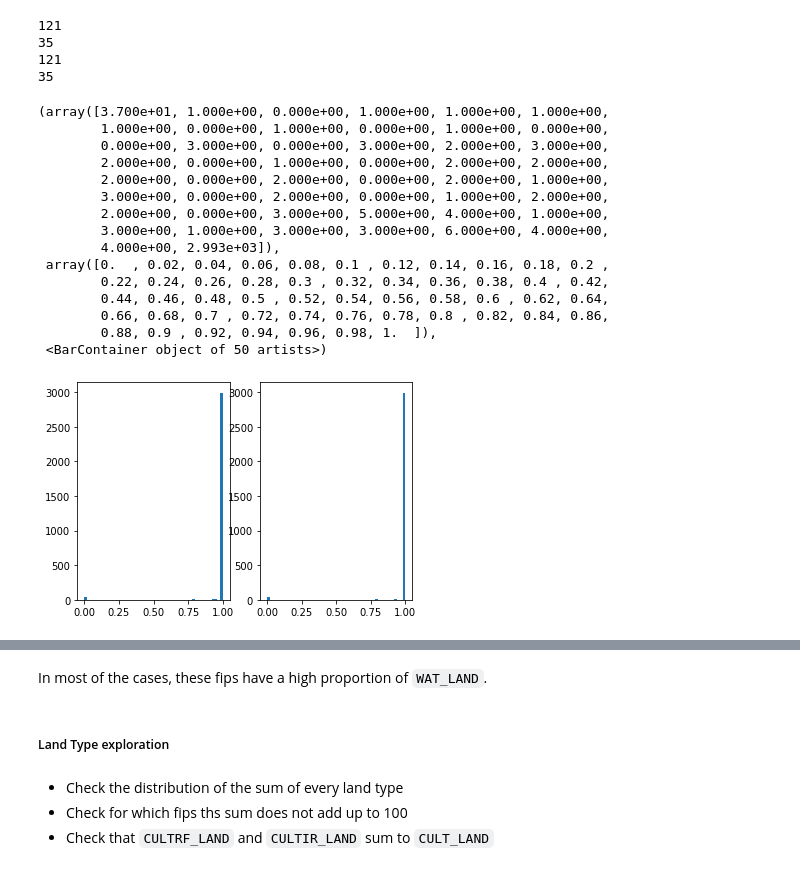
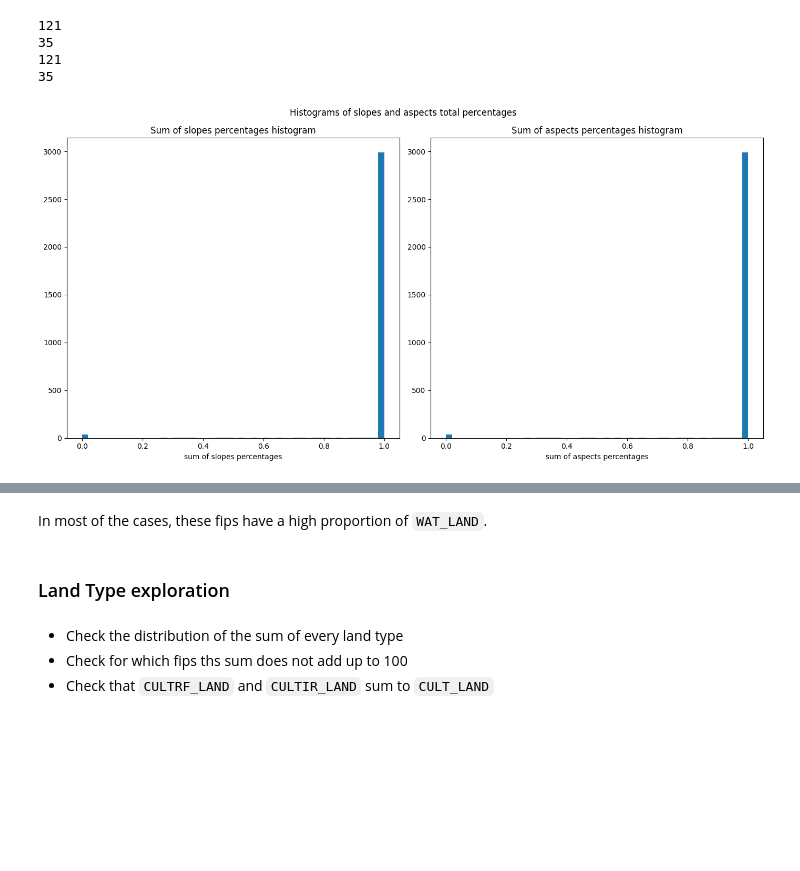
Before and after one commit to PierreCounathe/Droughts-Forecasting, a Jupyter notebook: src/data_exploration.ipynb, the cells around one changed output, grey strips where cells are left out. Saved outputs shown, nothing was run; the diff lists cells and outputs as text; code cells hidden in the pictures; blank space fills up the shorter version.

```diff
--- a/src/data_exploration.ipynb
+++ b/src/data_exploration.ipynb
@@ -91,3 +84 @@ Name: date, dtype: object
-# %%
-train_timeseries = train_timeseries[train_timeseries['fips'] != 19003]
 # %% [markdown]
@@ -277,0 +302,3 @@ False
+# %%
+fips_not_in_timeseries = list(set(pd.unique(soil_data["fips"])).difference(set(pd.unique(train_timeseries['fips']))))
+print(fips_not_in_timeseries)
@@ -277,0 +307,4 @@ False
+# %%
+# We drop fips 56045 from our analysis
+soil_data = soil_data[~soil_data["fips"].isin(fips_not_in_timeseries)]
+print(len(pd.unique(soil_data['fips'])))
@@ -329,26 +364,18 @@ print(sum(abs(soil_data[['aspectN', 'aspectS', 'aspectE', 'aspectW', 'aspectUnkn
 121
 35
 # %%
-fig, (ax1, ax2) = plt.subplots(1, 2)
+fig, (ax1, ax2) = plt.subplots(1, 2, figsize=(14, 7))
 ax1.hist(soil_data[['slope1', 'slope2', 'slope3', 'slope4', 'slope5', 'slope6', 'slope7', 'slope8']].sum(axis = 1), bins = 50)
+ax1.set_xlabel("sum of slopes percentages")
+ax1.set_title("Sum of slopes percentages histogram")
 ax2.hist(soil_data[['aspectN', 'aspectS', 'aspectE', 'aspectW', 'aspectUnknown']].sum(axis = 1), bins = 50)
+ax2.set_xlabel("sum of aspects percentages")
+ax2.set_title("Sum of aspects percentages histogram")
+
+plt.suptitle("Histograms of slopes and aspects total percentages")
+plt.tight_layout()
 # %% [output]
-(array([3.700e+01, 1.000e+00, 0.000e+00, 1.000e+00, 1.000e+00, 1.000e+00,
-        1.000e+00, 0.000e+00, 1.000e+00, 0.000e+00, 1.000e+00, 0.000e+00,
-        0.000e+00, 3.000e+00, 0.000e+00, 3.000e+00, 2.000e+00, 3.000e+00,
-        2.000e+00, 0.000e+00, 1.000e+00, 0.000e+00, 2.000e+00, 2.000e+00,
-        2.000e+00, 0.000e+00, 2.000e+00, 0.000e+00, 2.000e+00, 1.000e+00,
-        3.000e+00, 0.000e+00, 2.000e+00, 0.000e+00, 1.000e+00, 2.000e+00,
-        2.000e+00, 0.000e+00, 3.000e+00, 5.000e+00, 4.000e+00, 1.000e+00,
-        3.000e+00, 1.000e+00, 3.000e+00, 3.000e+00, 6.000e+00, 4.000e+00,
-        4.000e+00, 2.993e+03]),
- array([0.  , 0.02, 0.04, 0.06, 0.08, 0.1 , 0.12, 0.14, 0.16, 0.18, 0.2 ,
-        0.22, 0.24, 0.26, 0.28, 0.3 , 0.32, 0.34, 0.36, 0.38, 0.4 , 0.42,
-        0.44, 0.46, 0.48, 0.5 , 0.52, 0.54, 0.56, 0.58, 0.6 , 0.62, 0.64,
-        0.66, 0.68, 0.7 , 0.72, 0.74, 0.76, 0.78, 0.8 , 0.82, 0.84, 0.86,
-        0.88, 0.9 , 0.92, 0.94, 0.96, 0.98, 1.  ]),
- <BarContainer object of 50 artists>)
-[figure, old version]
+[figure, new version]
 # %%
 display(soil_data[abs(soil_data[['slope1', 'slope2', 'slope3', 'slope4', 'slope5', 'slope6', 'slope7', 'slope8']].sum(axis = 1) - 1) > 0.001].iloc[:, 1:16].describe())
 display(soil_data[abs(soil_data[['slope1', 'slope2', 'slope3', 'slope4', 'slope5', 'slope6', 'slope7', 'slope8']].sum(axis = 1) - 1) > 0.001].iloc[:, 16:32].describe())
@@ -396,7 +423,7 @@ display(soil_data[abs(soil_data[['aspectN', 'aspectS', 'aspectE', 'aspectW', 'as
 # %% [markdown]
 In most of the cases, these fips have a high proportion of `WAT_LAND`.
 # %% [markdown]
-##### Land Type exploration
+### Land Type exploration
 # %% [markdown]
 - Check the distribution of the sum of every land type
 - Check for which fips ths sum does not add up to 100
```
Also changed, not shown: parts of 44 cells of this notebook.
